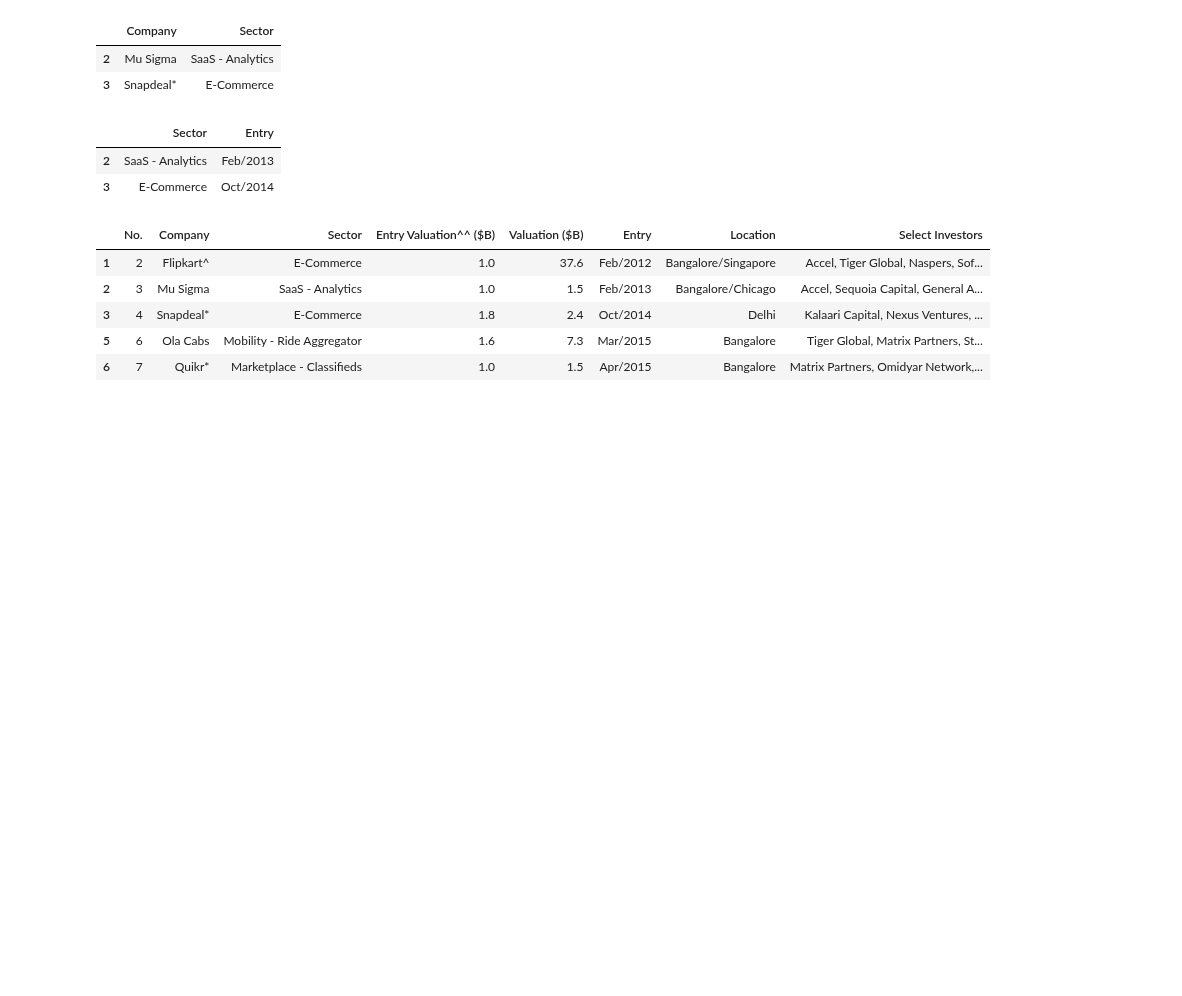
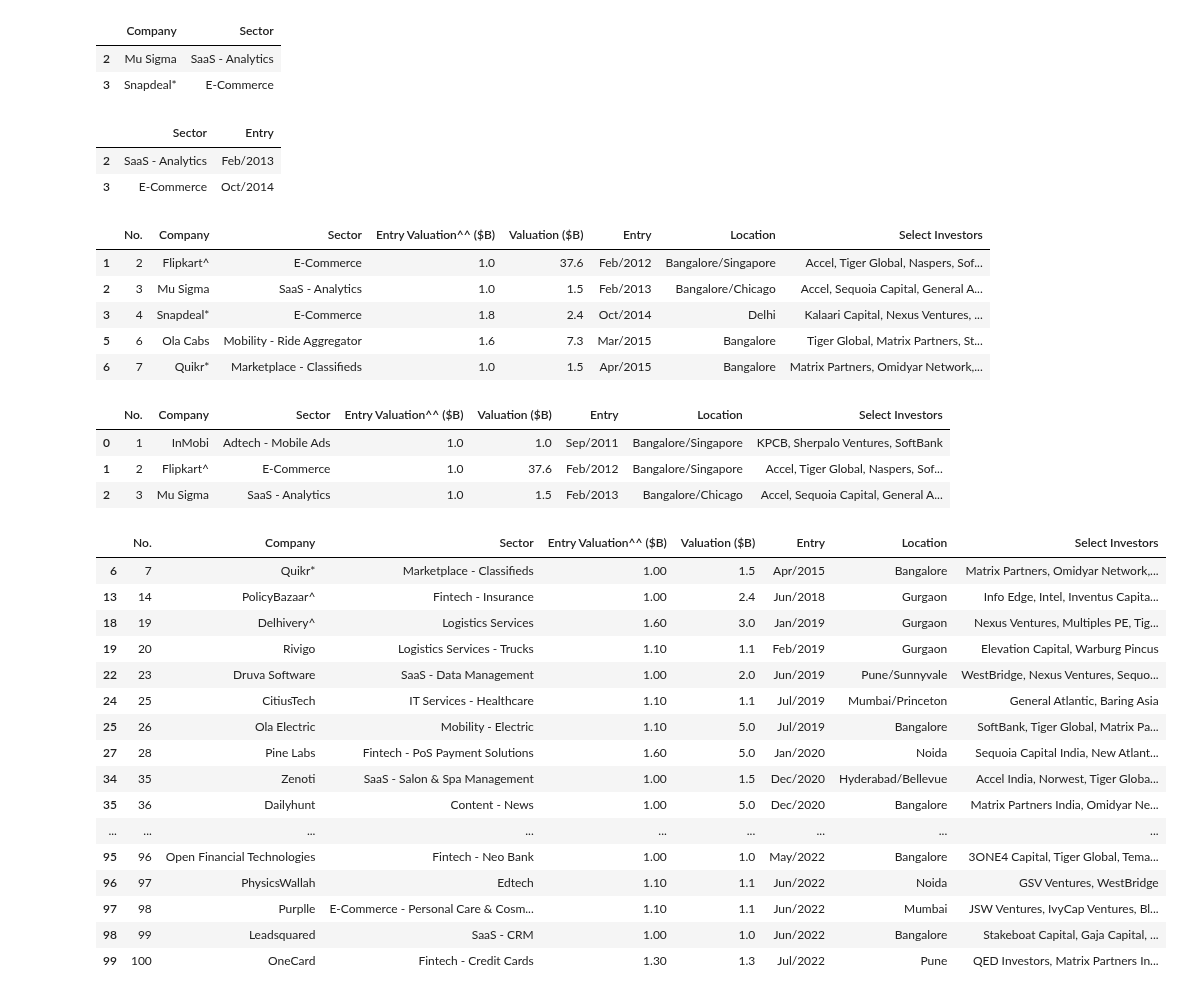
Before and after one commit to MlvPrasadOfficial/kaggle_notebooks, a Jupyter notebook: teach10pm-pandas.ipynb, the cells around one changed output. Cells and saved outputs as stored; diff of their text form; code cells hidden in the pictures; blank space fills up the shorter version.

Commit message:
Kaggle Notebook | teach10pm_pandas | Version 3

```diff
--- a/teach10pm-pandas.ipynb
+++ b/teach10pm-pandas.ipynb
@@ -348,3 +384,32 @@ df.iloc[ [1,2,3 ,5,6]]
 | 3 | 4 | Snapdeal* | E-Commerce | 1.8 | 2.4 | Oct/2014 | Delhi | Kalaari Capital, Nexus Ventures, ... |
 | 5 | 6 | Ola Cabs | Mobility - Ride Aggregator | 1.6 | 7.3 | Mar/2015 | Bangalore | Tiger Global, Matrix Partners, St... |
 | 6 | 7 | Quikr* | Marketplace - Classifieds | 1.0 | 1.5 | Apr/2015 | Bangalore | Matrix Partners, Omidyar Network,... |
+# %%
+import pandas as pd
+df = pd.read_csv("/kaggle/input/indian-unicorn-startups-2023-june-updated/Indian Unicorn startups 2023 updated.csv")
+df.head(3)
+# %% [output]
+|  | No. | Company | Sector | Entry Valuation^^ ($B) | Valuation ($B) | Entry | Location | Select Investors |
+| 0 | 1 | InMobi | Adtech - Mobile Ads | 1.0 | 1.0 | Sep/2011 | Bangalore/Singapore | KPCB, Sherpalo Ventures, SoftBank |
+| 1 | 2 | Flipkart^ | E-Commerce | 1.0 | 37.6 | Feb/2012 | Bangalore/Singapore | Accel, Tiger Global, Naspers, Sof... |
+| 2 | 3 | Mu Sigma | SaaS - Analytics | 1.0 | 1.5 | Feb/2013 | Bangalore/Chicago | Accel, Sequoia Capital, General A... |
+# %%
+df[df["Valuation ($B)"].duplicated()]
+# %% [output]
+|  | No. | Company | Sector | Entry Valuation^^ ($B) | Valuation ($B) | Entry | Location | Select Investors |
+| 6 | 7 | Quikr* | Marketplace - Classifieds | 1.00 | 1.5 | Apr/2015 | Bangalore | Matrix Partners, Omidyar Network,... |
+| 13 | 14 | PolicyBazaar^ | Fintech - Insurance | 1.00 | 2.4 | Jun/2018 | Gurgaon | Info Edge, Intel, Inventus Capita... |
+| 18 | 19 | Delhivery^ | Logistics Services | 1.60 | 3.0 | Jan/2019 | Gurgaon | Nexus Ventures, Multiples PE, Tig... |
+| 19 | 20 | Rivigo | Logistics Services - Trucks | 1.10 | 1.1 | Feb/2019 | Gurgaon | Elevation Capital, Warburg Pincus |
+| 22 | 23 | Druva Software | SaaS - Data Management | 1.00 | 2.0 | Jun/2019 | Pune/Sunnyvale | WestBridge, Nexus Ventures, Sequo... |
+| 24 | 25 | CitiusTech | IT Services - Healthcare | 1.10 | 1.1 | Jul/2019 | Mumbai/Princeton | General Atlantic, Baring Asia |
+| 25 | 26 | Ola Electric | Mobility - Electric | 1.10 | 5.0 | Jul/2019 | Bangalore | SoftBank, Tiger Global, Matrix Pa... |
+| 27 | 28 | Pine Labs | Fintech - PoS Payment Solutions | 1.60 | 5.0 | Jan/2020 | Noida | Sequoia Capital India, New Atlant... |
+| 34 | 35 | Zenoti | SaaS - Salon & Spa Management | 1.00 | 1.5 | Dec/2020 | Hyderabad/Bellevue | Accel India, Norwest, Tiger Globa... |
+| 35 | 36 | Dailyhunt | Content - News | 1.00 | 5.0 | Dec/2020 | Bangalore | Matrix Partners India, Omidyar Ne... |
+| ... | ... | ... | ... | ... | ... | ... | ... | ... |
+| 95 | 96 | Open Financial Technologies | Fintech - Neo Bank | 1.00 | 1.0 | May/2022 | Bangalore | 3ONE4 Capital, Tiger Global, Tema... |
+| 96 | 97 | PhysicsWallah | Edtech | 1.10 | 1.1 | Jun/2022 | Noida | GSV Ventures, WestBridge |
+| 97 | 98 | Purplle | E-Commerce - Personal Care & Cosm... | 1.10 | 1.1 | Jun/2022 | Mumbai | JSW Ventures, IvyCap Ventures, Bl... |
+| 98 | 99 | Leadsquared | SaaS - CRM | 1.00 | 1.0 | Jun/2022 | Bangalore | Stakeboat Capital, Gaja Capital, ... |
+| 99 | 100 | OneCard | Fintech - Credit Cards | 1.30 | 1.3 | Jul/2022 | Pune | QED Investors, Matrix Partners In... |
```
Also changed, not shown: parts of 19 cells of this notebook.
